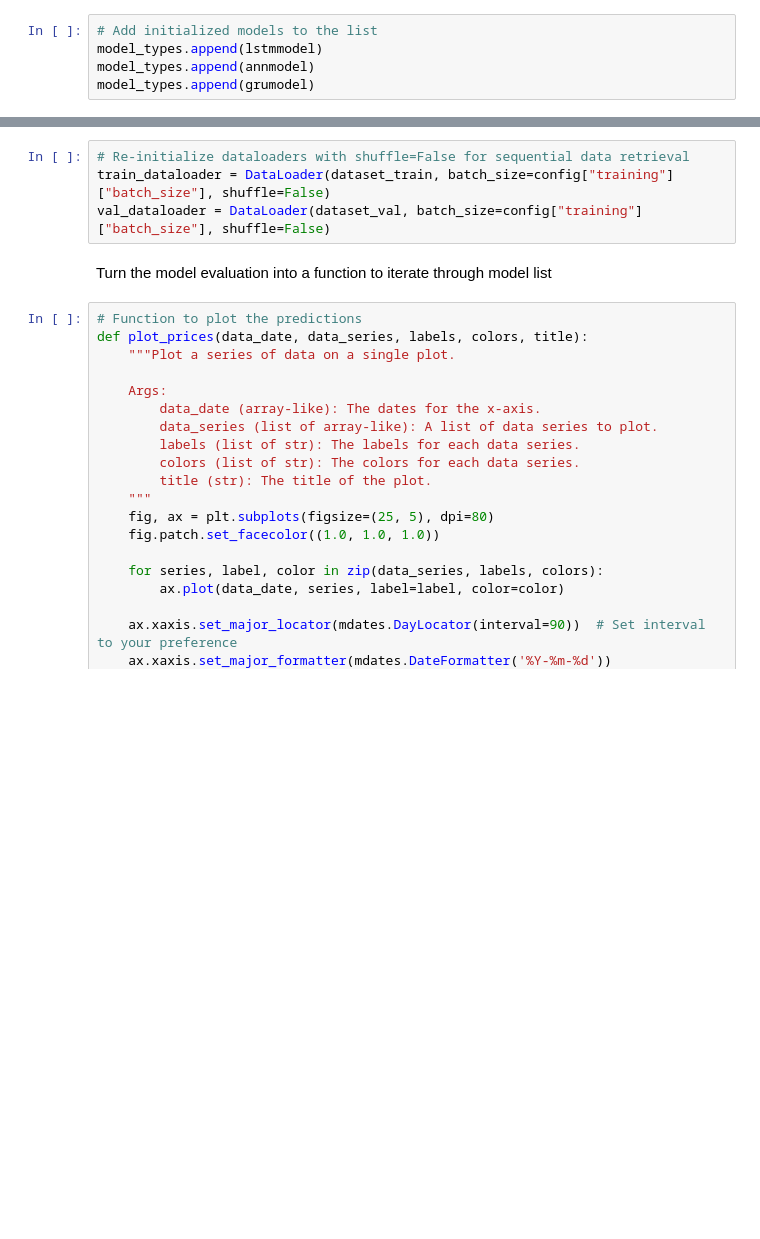
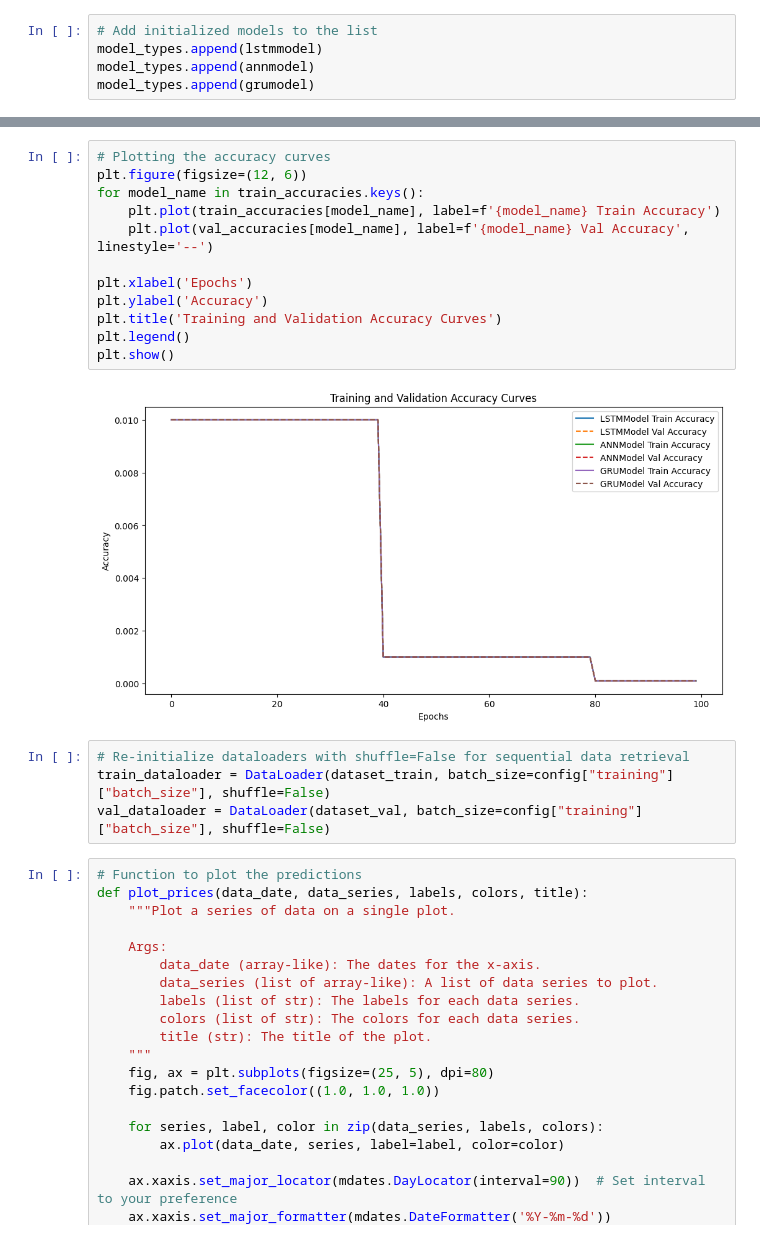
Before and after one commit to wacuna1/AAI_Capstone_LSTM, a Jupyter notebook: Capstone_Time_Series_Neural_Network_Model_Comparison.ipynb, the cells around one changed output, grey strips where cells are left out. Drawn from its saved outputs; the diff is of its cells as text; blank space fills up the shorter version.

```diff
--- a/Capstone_Time_Series_Neural_Network_Model_Comparison.ipynb
+++ b/Capstone_Time_Series_Neural_Network_Model_Comparison.ipynb
@@ -594,9 +801,21 @@ End time for GRUModel(
+# %%
+# Plotting the accuracy curves
+plt.figure(figsize=(12, 6))
+for model_name in train_accuracies.keys():
+    plt.plot(train_accuracies[model_name], label=f'{model_name} Train Accuracy')
+    plt.plot(val_accuracies[model_name], label=f'{model_name} Val Accuracy', linestyle='--')
+
+plt.xlabel('Epochs')
+plt.ylabel('Accuracy')
+plt.title('Training and Validation Accuracy Curves')
+plt.legend()
+plt.show()
+# %% [output]
+[figure, added]
 # %%
 # Re-initialize dataloaders with shuffle=False for sequential data retrieval
 train_dataloader = DataLoader(dataset_train, batch_size=config["training"]["batch_size"], shuffle=False)
 val_dataloader = DataLoader(dataset_val, batch_size=config["training"]["batch_size"], shuffle=False)
-# %% [markdown]
-Turn the model evaluation into a function to iterate through model list
 # %%
 # Function to plot the predictions
 def plot_prices(data_date, data_series, labels, colors, title):
```
Also changed, not shown: parts of 25 cells of this notebook.
